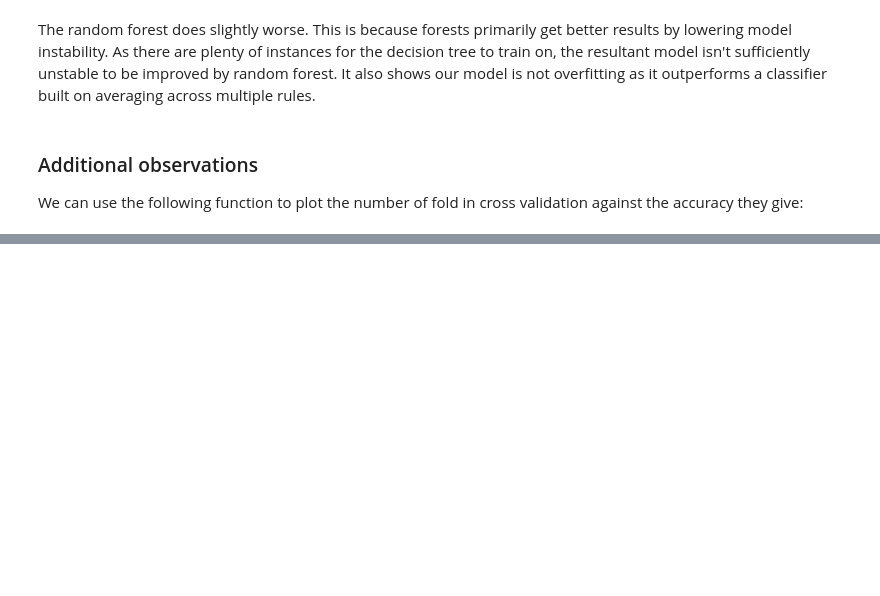
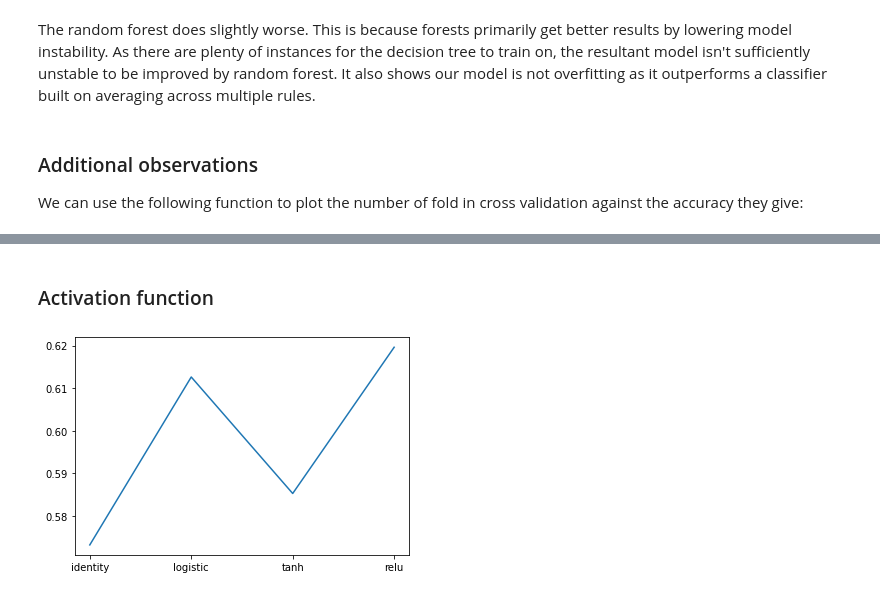
Before and after one commit to ChrisJMurdoch/ChessNotebook, a Jupyter notebook: Chess.ipynb, the cells around one changed output, grey strips where cells are left out. Saved outputs shown, nothing was run; the diff lists cells and outputs as text; code cells hidden in the pictures; blank space fills up the shorter version.

```diff
--- a/Chess.ipynb
+++ b/Chess.ipynb
@@ -1341,0 +1498,22 @@ test_splits(DecisionTreeClassifier(max_depth=5, random_state=42, min_samples_lea
+# %%
+def iterate_params(classifier, data, class_name, param_range):
+
+    model = data.drop([class_name], axis=1)
+    target = data[class_name]
+
+    return [ np.mean(cross_val_score(classifier(param), model, target, cv=3, scoring="accuracy")) for param in param_range ]
+
+def plot_params(accuracies, param_range):
+
+    plt.plot(param_range, accuracies)
+# %% [markdown]
+### Activation function
+# %%
+mlp_lambda = lambda param: MLPClassifier(random_state=42, hidden_layer_sizes=4*(9,), activation=param)
+param_range = ["identity", "logistic", "tanh", "relu"]
+# accuracies = iterate_params(mlp_lambda, ndata, "winner", param_range)
+accuracies = [0.5732376109283078,0.6126233921627281,0.5853026223950543,0.6196031508624987]
+plot_params(accuracies, param_range)
+plt.show()
+# %% [output]
+[figure, added]
```
Also changed, not shown: parts of 47 cells of this notebook.
